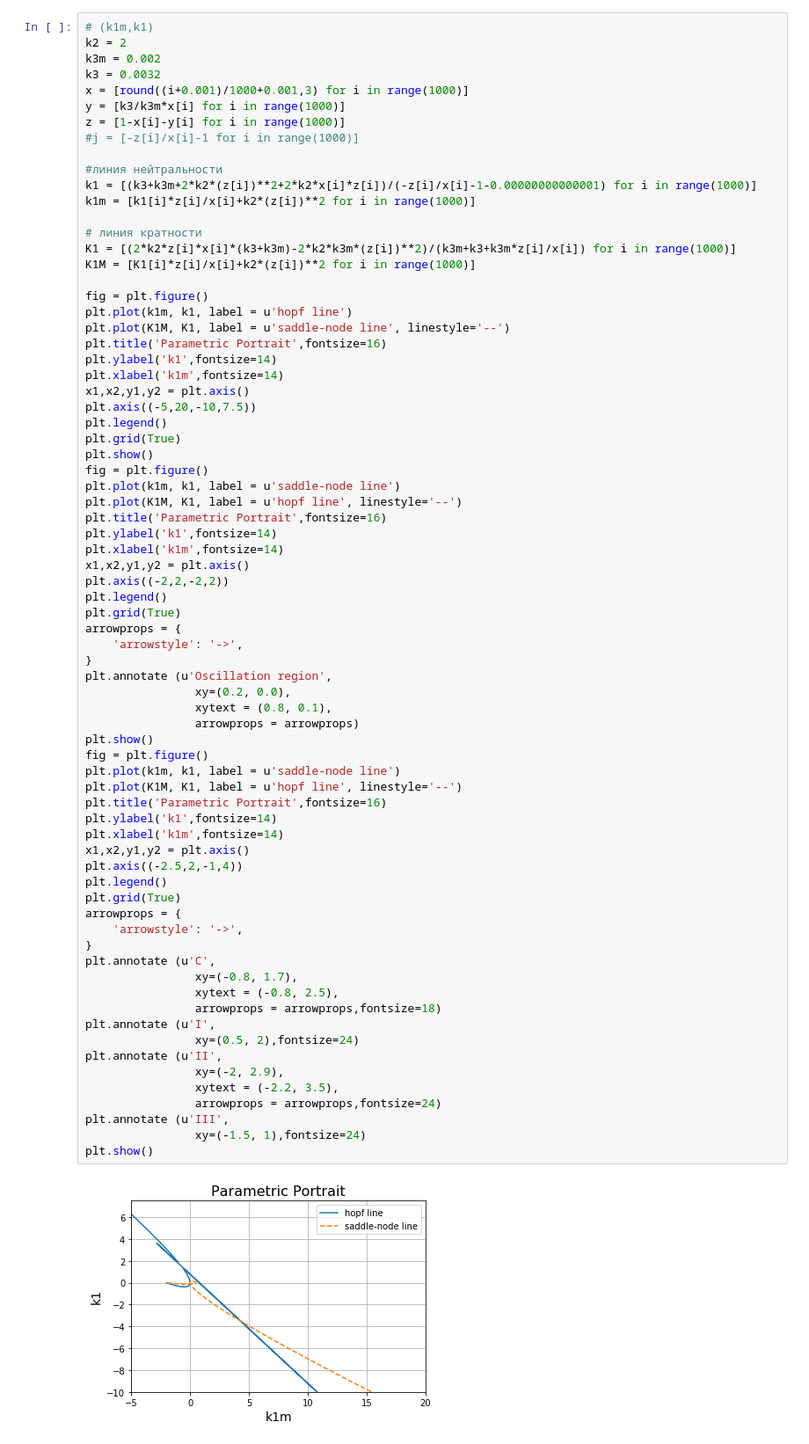
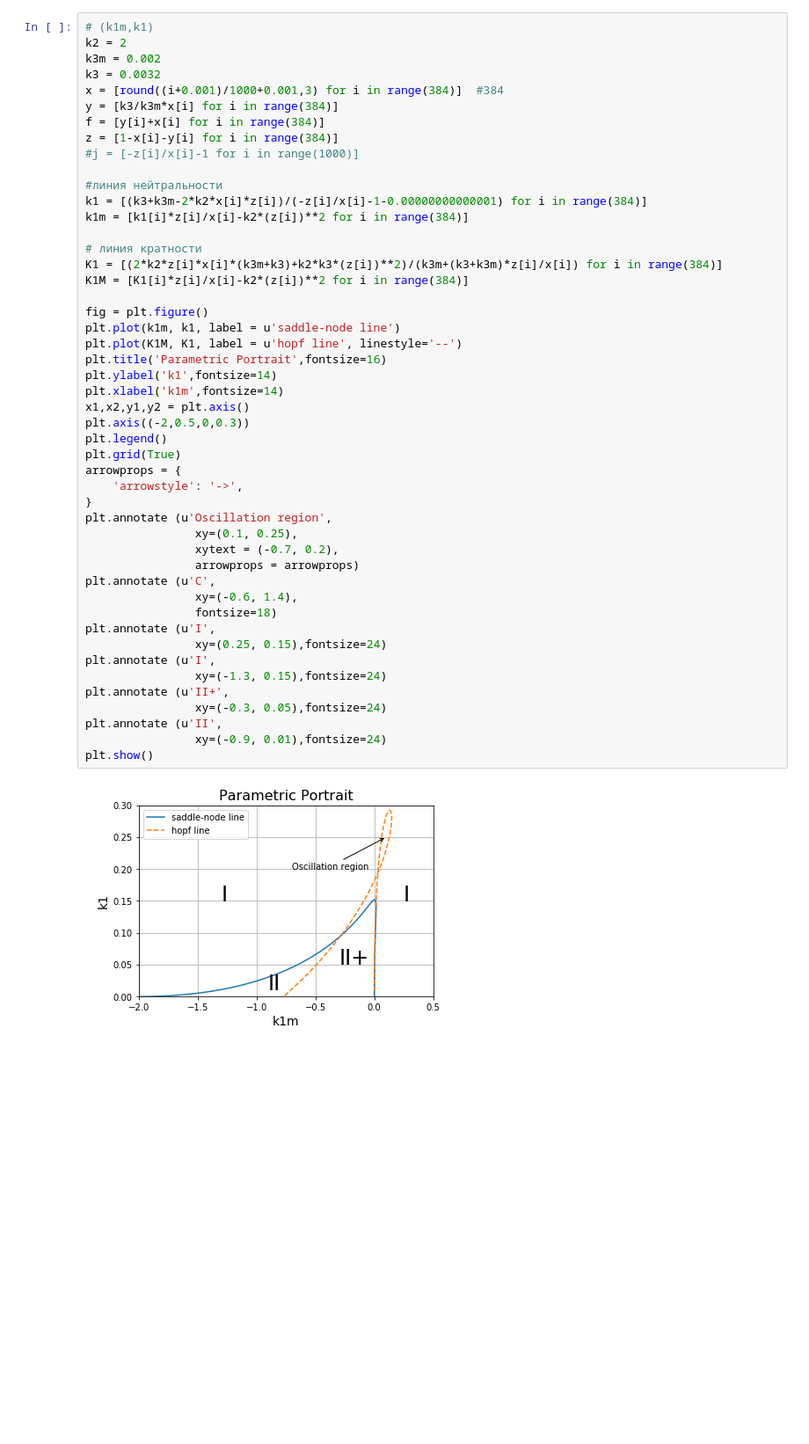
Before and after one commit to KsenyaBu/Python_BUKS_Practicum, a Jupyter notebook: Project#2_BUKS.ipynb, the cells around one changed output. Shown at 88% size. Saved outputs shown, nothing was run; the diff lists cells and outputs as text; blank space fills up the shorter version.

```diff
--- a/Project#2_BUKS.ipynb
+++ b/Project#2_BUKS.ipynb
@@ -816,75 +656,50 @@ plt.show()
 # %%
 # (k1m,k1)
 k2 = 2
 k3m = 0.002
 k3 = 0.0032
-x = [round((i+0.001)/1000+0.001,3) for i in range(1000)]
-y = [k3/k3m*x[i] for i in range(1000)]
-z = [1-x[i]-y[i] for i in range(1000)]
+x = [round((i+0.001)/1000+0.001,3) for i in range(384)]  #384
+y = [k3/k3m*x[i] for i in range(384)]
+f = [y[i]+x[i] for i in range(384)]
+z = [1-x[i]-y[i] for i in range(384)]
 #j = [-z[i]/x[i]-1 for i in range(1000)]
 
 #линия нейтральности
-k1 = [(k3+k3m+2*k2*(z[i])**2+2*k2*x[i]*z[i])/(-z[i]/x[i]-1-0.00000000000001) for i in range(1000)]
-k1m = [k1[i]*z[i]/x[i]+k2*(z[i])**2 for i in range(1000)]
+k1 = [(k3+k3m-2*k2*x[i]*z[i])/(-z[i]/x[i]-1-0.00000000000001) for i in range(384)]
+k1m = [k1[i]*z[i]/x[i]-k2*(z[i])**2 for i in range(384)]
 
 # линия кратности
-K1 = [(2*k2*z[i]*x[i]*(k3+k3m)-2*k2*k3m*(z[i])**2)/(k3m+k3+k3m*z[i]/x[i]) for i in range(1000)]
-K1M = [K1[i]*z[i]/x[i]+k2*(z[i])**2 for i in range(1000)]
+K1 = [(2*k2*z[i]*x[i]*(k3m+k3)+k2*k3*(z[i])**2)/(k3m+(k3+k3m)*z[i]/x[i]) for i in range(384)]
+K1M = [K1[i]*z[i]/x[i]-k2*(z[i])**2 for i in range(384)]
 
-fig = plt.figure()
-plt.plot(k1m, k1, label = u'hopf line')
-plt.plot(K1M, K1, label = u'saddle-node line', linestyle='--')
-plt.title('Parametric Portrait',fontsize=16)
-plt.ylabel('k1',fontsize=14)
-plt.xlabel('k1m',fontsize=14)
-x1,x2,y1,y2 = plt.axis()
-plt.axis((-5,20,-10,7.5))
-plt.legend()
-plt.grid(True)
-plt.show()
 fig = plt.figure()
 plt.plot(k1m, k1, label = u'saddle-node line')
 plt.plot(K1M, K1, label = u'hopf line', linestyle='--')
 plt.title('Parametric Portrait',fontsize=16)
 plt.ylabel('k1',fontsize=14)
 plt.xlabel('k1m',fontsize=14)
 x1,x2,y1,y2 = plt.axis()
-plt.axis((-2,2,-2,2))
+plt.axis((-2,0.5,0,0.3))
 plt.legend()
 plt.grid(True)
 arrowprops = {
     'arrowstyle': '->',
 }
 plt.annotate (u'Oscillation region',
-                xy=(0.2, 0.0),
-                xytext = (0.8, 0.1),
+                xy=(0.1, 0.25),
+                xytext = (-0.7, 0.2),
                 arrowprops = arrowprops)
+plt.annotate (u'C',
+                xy=(-0.6, 1.4),
+                fontsize=18)
+plt.annotate (u'I',
+                xy=(0.25, 0.15),fontsize=24)
+plt.annotate (u'I',
+                xy=(-1.3, 0.15),fontsize=24)
+plt.annotate (u'II+',
+                xy=(-0.3, 0.05),fontsize=24)
+plt.annotate (u'II',
+                xy=(-0.9, 0.01),fontsize=24)
 plt.show()
-fig = plt.figure()
-plt.plot(k1m, k1, label = u'saddle-node line')
-plt.plot(K1M, K1, label = u'hopf line', linestyle='--')
-plt.title('Parametric Portrait',fontsize=16)
-plt.ylabel('k1',fontsize=14)
-plt.xlabel('k1m',fontsize=14)
-x1,x2,y1,y2 = plt.axis()
-plt.axis((-2.5,2,-1,4))
-plt.legend()
-plt.grid(True)
-arrowprops = {
-    'arrowstyle': '->',
-}
-plt.annotate (u'C',
-                xy=(-0.8, 1.7),
-                xytext = (-0.8, 2.5),
-                arrowprops = arrowprops,fontsize=18)
-plt.annotate (u'I',
-                xy=(0.5, 2),fontsize=24)
-plt.annotate (u'II',
-                xy=(-2, 2.9),
-                xytext = (-2.2, 3.5),
-                arrowprops = arrowprops,fontsize=24)
-plt.annotate (u'III',
-                xy=(-1.5, 1),fontsize=24)
-plt.show()
 # %% [output]
-[figure, old version]
+[figure, new version]
```
Also changed, not shown: parts of 13 cells of this notebook.
